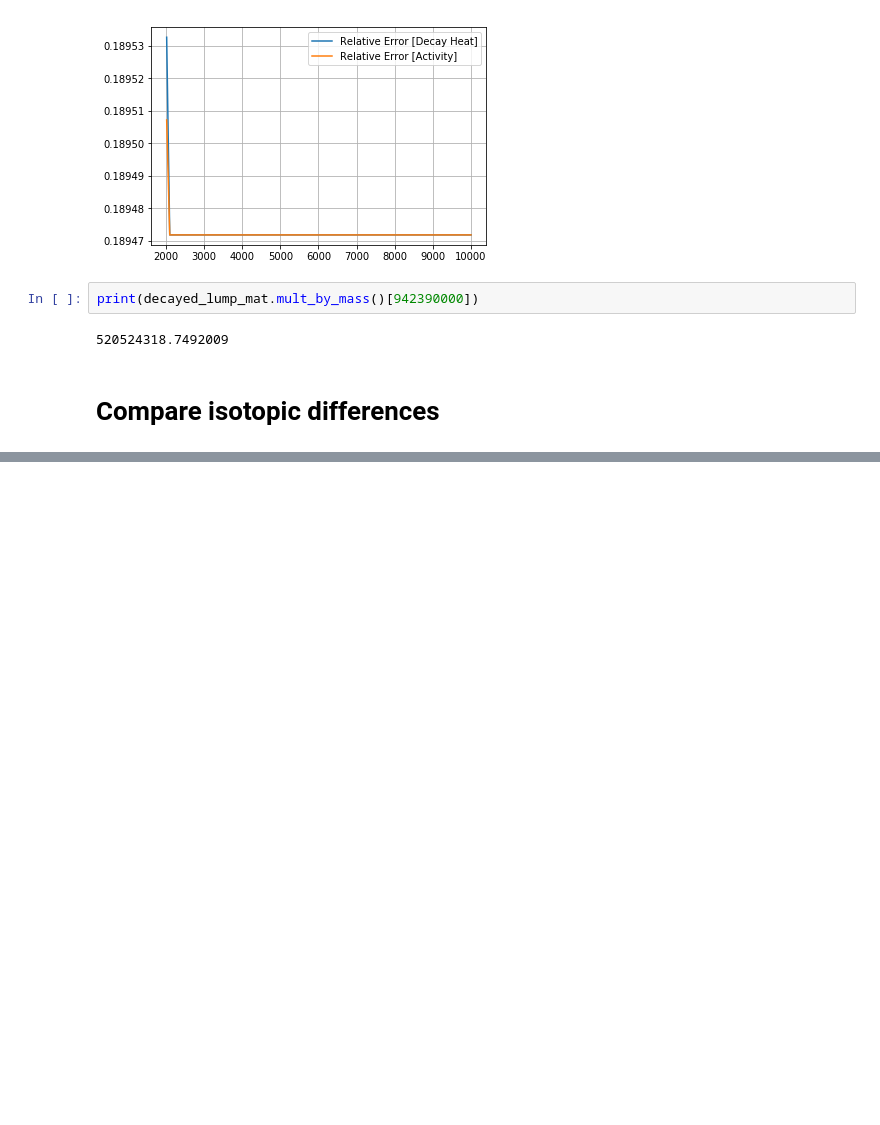
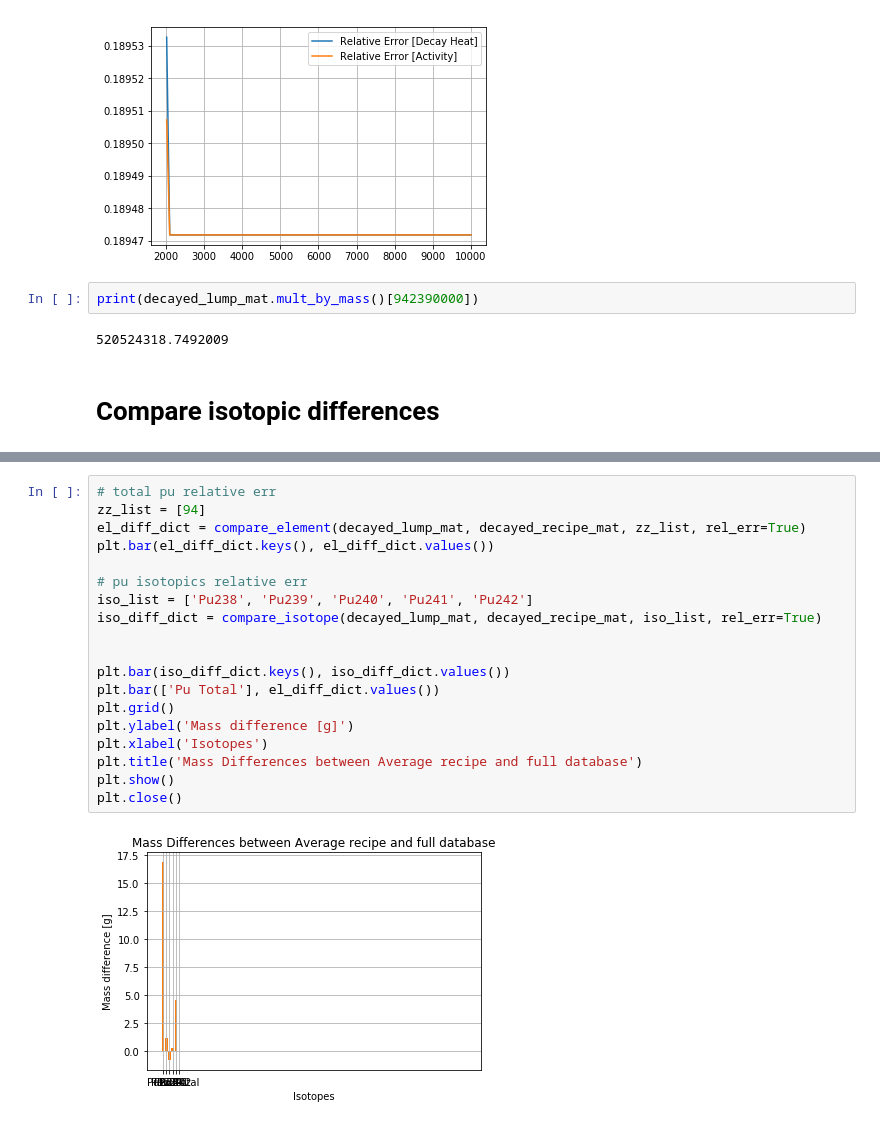
Before and after one commit to katyhuff/2018-bae-ornl, a Jupyter notebook: input/udb/udb-sensitivity.ipynb, the cells around one changed output, grey strips where cells are left out. Drawn from its saved outputs; the diff is of its cells as text; blank space fills up the shorter version.

```diff
--- a/input/udb/udb-sensitivity.ipynb
+++ b/input/udb/udb-sensitivity.ipynb
@@ -484 +533,22 @@ Text(0.5,1,'Relative Error between Average recipe and full database')
 [figure]
+# %%
+# total pu relative err
+zz_list = [94]
+el_diff_dict = compare_element(decayed_lump_mat, decayed_recipe_mat, zz_list, rel_err=True)
+plt.bar(el_diff_dict.keys(), el_diff_dict.values())
+
+# pu isotopics relative err
+iso_list = ['Pu238', 'Pu239', 'Pu240', 'Pu241', 'Pu242']
+iso_diff_dict = compare_isotope(decayed_lump_mat, decayed_recipe_mat, iso_list, rel_err=True)
+
+
+plt.bar(iso_diff_dict.keys(), iso_diff_dict.values())
+plt.bar(['Pu Total'], el_diff_dict.values())
+plt.grid()
+plt.ylabel('Mass difference [g]')
+plt.xlabel('Isotopes')
+plt.title('Mass Differences between Average recipe and full database')
+plt.show()
+plt.close()
+# %% [output]
+[figure, added]
```
Also changed, not shown: parts of 9 cells of this notebook, 3 other files.
